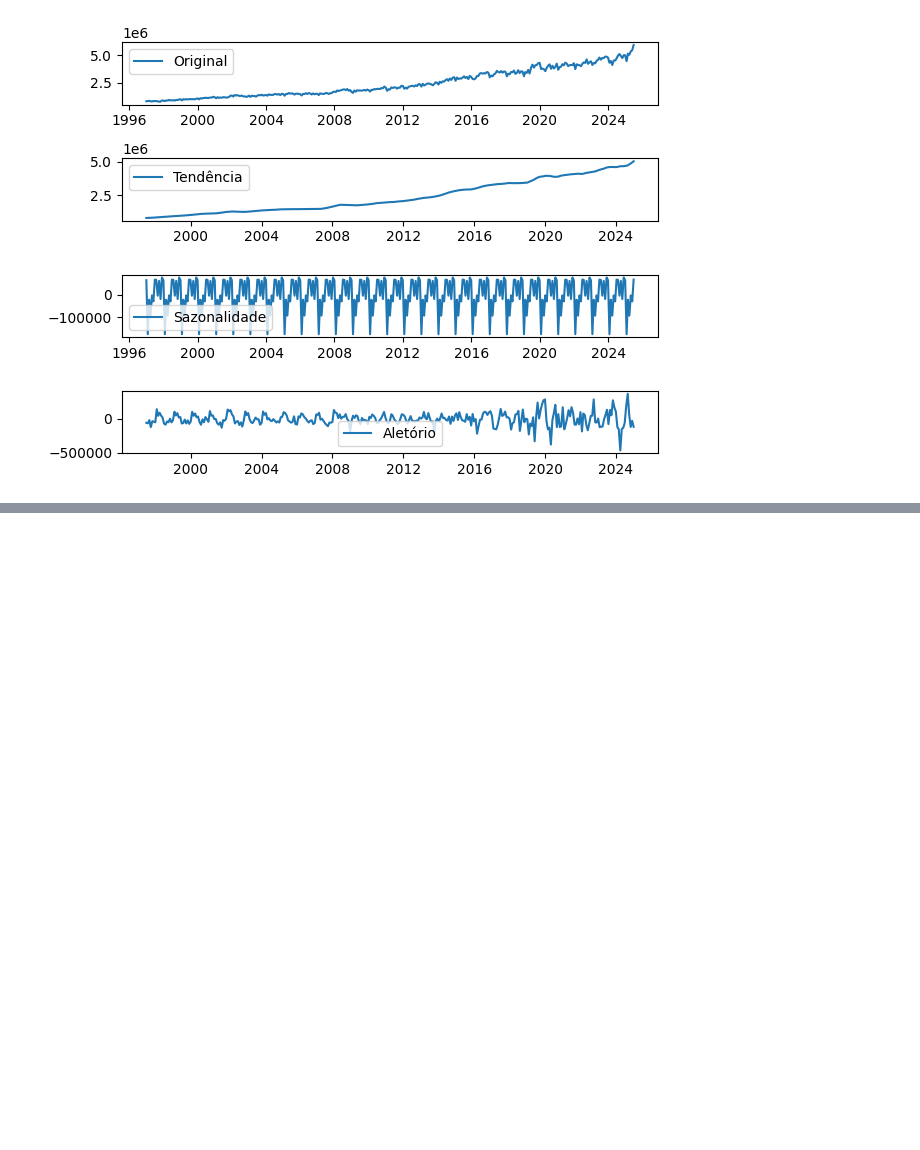
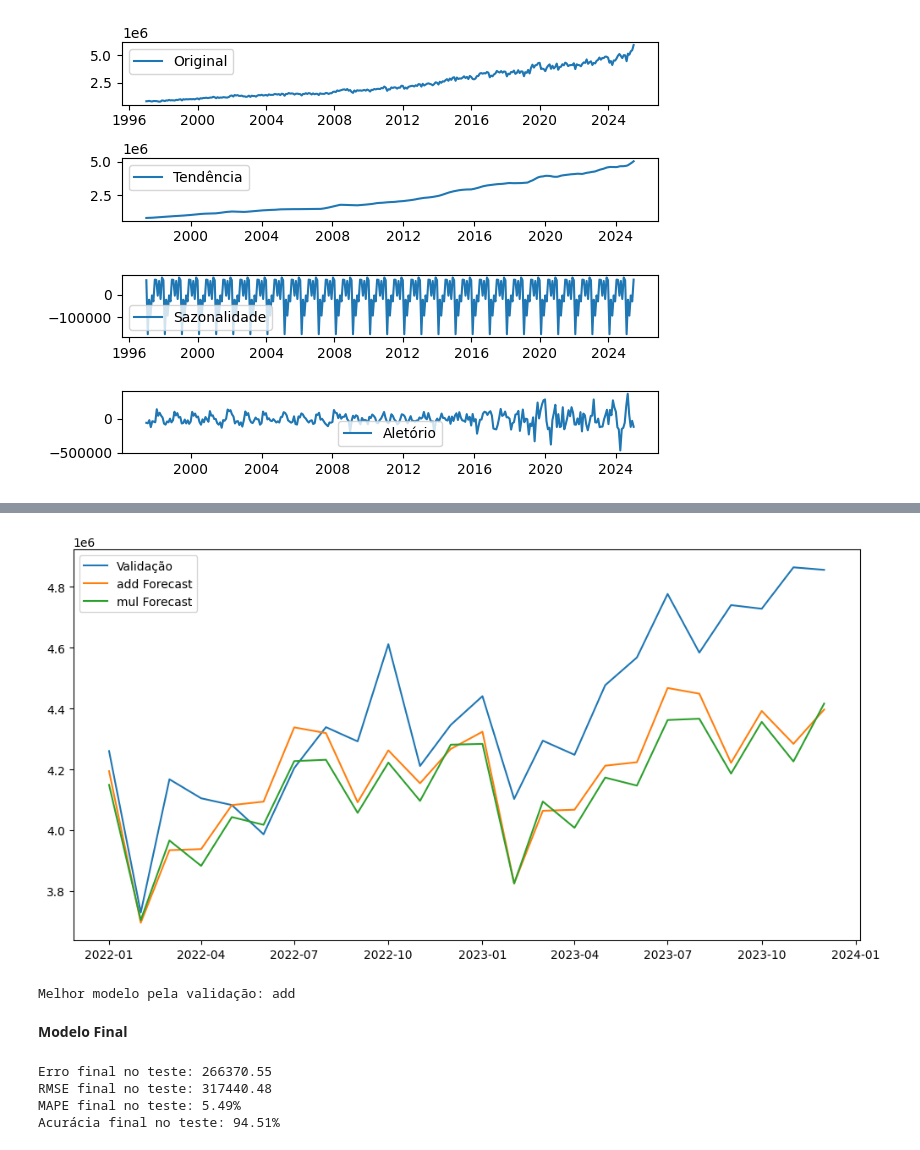
Before and after one commit to VinicyusSantos/producao-gas-natural-1997_2025_ANP, a Jupyter notebook: MODELOS_producao_gas_natural_1000m3_1997_2025.ipynb, the cells around one changed output, grey strips where cells are left out. Drawn from its saved outputs; the diff is of its cells as text; code cells hidden in the pictures; blank space fills up the shorter version.

```diff
--- a/MODELOS_producao_gas_natural_1000m3_1997_2025.ipynb
+++ b/MODELOS_producao_gas_natural_1000m3_1997_2025.ipynb
@@ -129,0 +139,19 @@ from statsmodels.tsa.holtwinters import ExponentialSmoothing
+# %%
+#separate train/validation
+train, val, test = ts['1997-01':'2021-12'], ts['2022-01':'2023-12'], ts['2024-01':]
+# %%
+#aditivo e multiplicativo
+m = 12
+models = {}
+for seasonal in ['add', 'mul']:
+    model = ExponentialSmoothing(
+        train, trend='add', seasonal=seasonal, seasonal_periods=m
+    ).fit()
+    forecast_val = model.forecast(len(val))
+    mae_val = mean_absolute_error(val, forecast_val)
+    rmse_val = np.sqrt(mean_squared_error(val, forecast_val))
+    mape_val = np.mean(np.abs((val - forecast_val) / val)) * 100
+    models[seasonal] = {'model': model, 'forecast_val': forecast_val, 'mae_val': mae_val, 'rmse_val': rmse_val, 'mape_val': mape_val}
+    print(f"{seasonal} -> MAE na validação: {mae_val:.2f}")
+    print(f"{seasonal} -> RMSE na validação: {rmse_val:.2f}")
+    print(f"{seasonal} -> MAPE na validação: {mape_val:.2f}%")
@@ -129,0 +165,17 @@ from statsmodels.tsa.holtwinters import ExponentialSmoothing
+# %%
+#plot dos dois modelos
+plt.figure(figsize=(12, 6))
+plt.plot(val.index, val, label='Validação')
+for seasonal in ['add', 'mul']:
+    plt.plot(val.index, models[seasonal]['forecast_val'], label=f'{seasonal} Forecast')
+plt.legend()
+plt.show()
+# %% [output]
+[figure, added]
+# %%
+best_seasonal = min(models, key=lambda k: models[k]['mae_val'])
+print(f"Melhor modelo pela validação: {best_seasonal}")
+# %% [output]
+Melhor modelo pela validação: add
+# %% [markdown]
+**Modelo Final**
@@ -129,0 +187,15 @@ from statsmodels.tsa.holtwinters import ExponentialSmoothing
+# %%
+forecast_test = final_model.forecast(len(test))
+mae_test = mean_absolute_error(test, forecast_test)
+rmse_test = np.sqrt(mean_squared_error(test, forecast_test))
+mape_test = np.mean(np.abs((test - forecast_test) / test)) * 100
+accuracy = 100 - mape_test
+print(f"Erro final no teste: {mae_test:.2f}")
+print(f"RMSE final no teste: {rmse_test:.2f}")
+print(f"MAPE final no teste: {mape_test:.2f}%")
+print(f"Acurácia final no teste: {accuracy:.2f}%")
+# %% [output]
+Erro final no teste: 266370.55
+RMSE final no teste: 317440.48
+MAPE final no teste: 5.49%
+Acurácia final no teste: 94.51%
```
Also changed, not shown: parts of 15 cells of this notebook.
